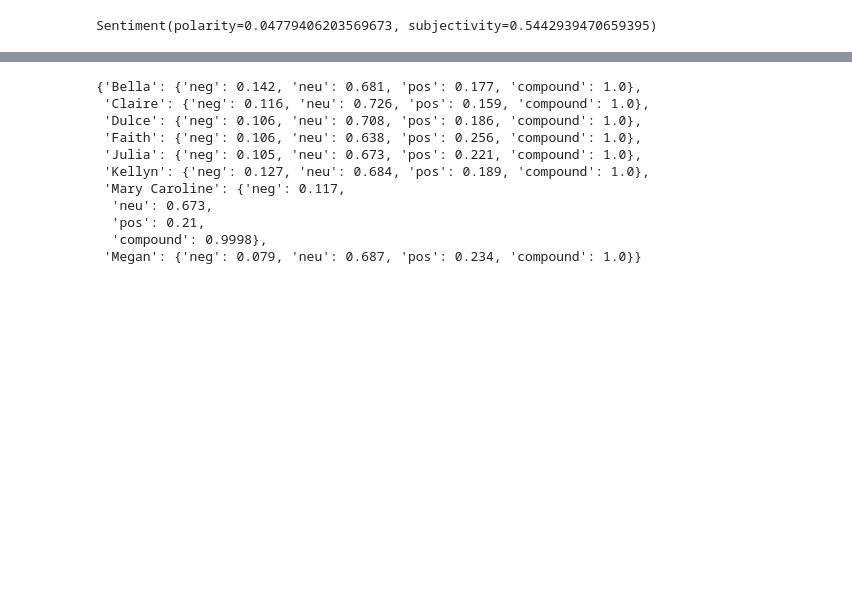
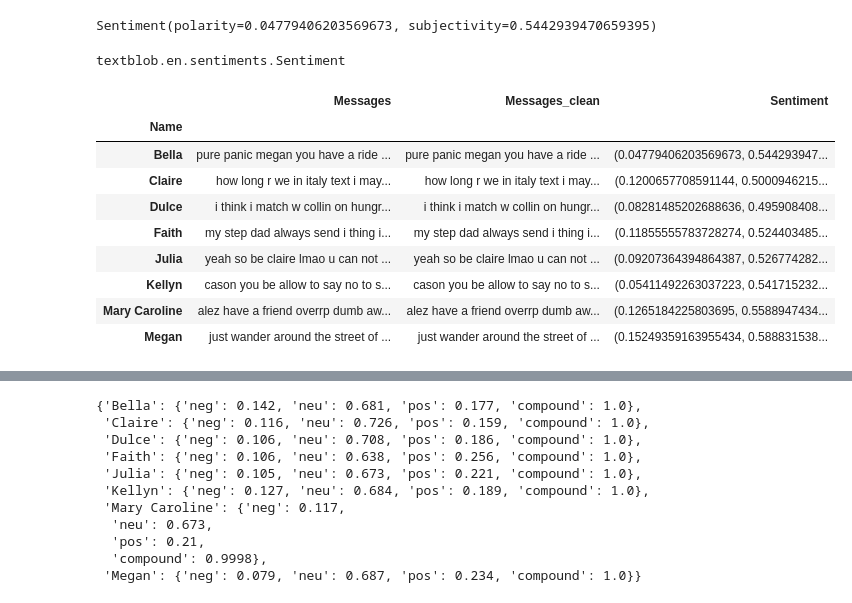
Before and after one commit to casoncalvet/Project4, a Jupyter notebook: Code/sandbox.ipynb, the cells around one changed output, grey strips where cells are left out. Saved outputs shown, nothing was run; the diff lists cells and outputs as text; code cells hidden in the pictures; blank space fills up the shorter version.

```diff
--- a/Code/sandbox.ipynb
+++ b/Code/sandbox.ipynb
@@ -153,4 +201,23 @@ for i in dataFrme.index:
         TextBlob(i)
+# %%
+type(trying[0])
+# %% [output]
+textblob.en.sentiments.Sentiment
+# %%
+iMessages['Sentiment']= listy
+# %%
+iMessages
+# %% [output]
+|  | Messages | Messages_clean | Sentiment |
+| Name |  |  |  |
+| Bella | pure panic megan you have a ride ... | pure panic megan you have a ride ... | (0.04779406203569673, 0.544293947... |
+| Claire | how long r we in italy text i may... | how long r we in italy text i may... | (0.1200657708591144, 0.5000946215... |
+| Dulce | i think i match w collin on hungr... | i think i match w collin on hungr... | (0.08281485202688636, 0.495908408... |
+| Faith | my step dad always send i thing i... | my step dad always send i thing i... | (0.11855555783728274, 0.524403485... |
+| Julia | yeah so be claire lmao u can not ... | yeah so be claire lmao u can not ... | (0.09207364394864387, 0.526774282... |
+| Kellyn | cason you be allow to say no to s... | cason you be allow to say no to s... | (0.05411492263037223, 0.541715232... |
+| Mary Caroline | alez have a friend overrp dumb aw... | alez have a friend overrp dumb aw... | (0.1265184225803695, 0.5588947434... |
+| Megan | just wander around the street of ... | just wander around the street of ... | (0.15249359163955434, 0.588831538... |
 # %%
 def get_sentiment(dtfr):
     """
```
Also changed, not shown: parts of 30 cells of this notebook, 18 other files.
